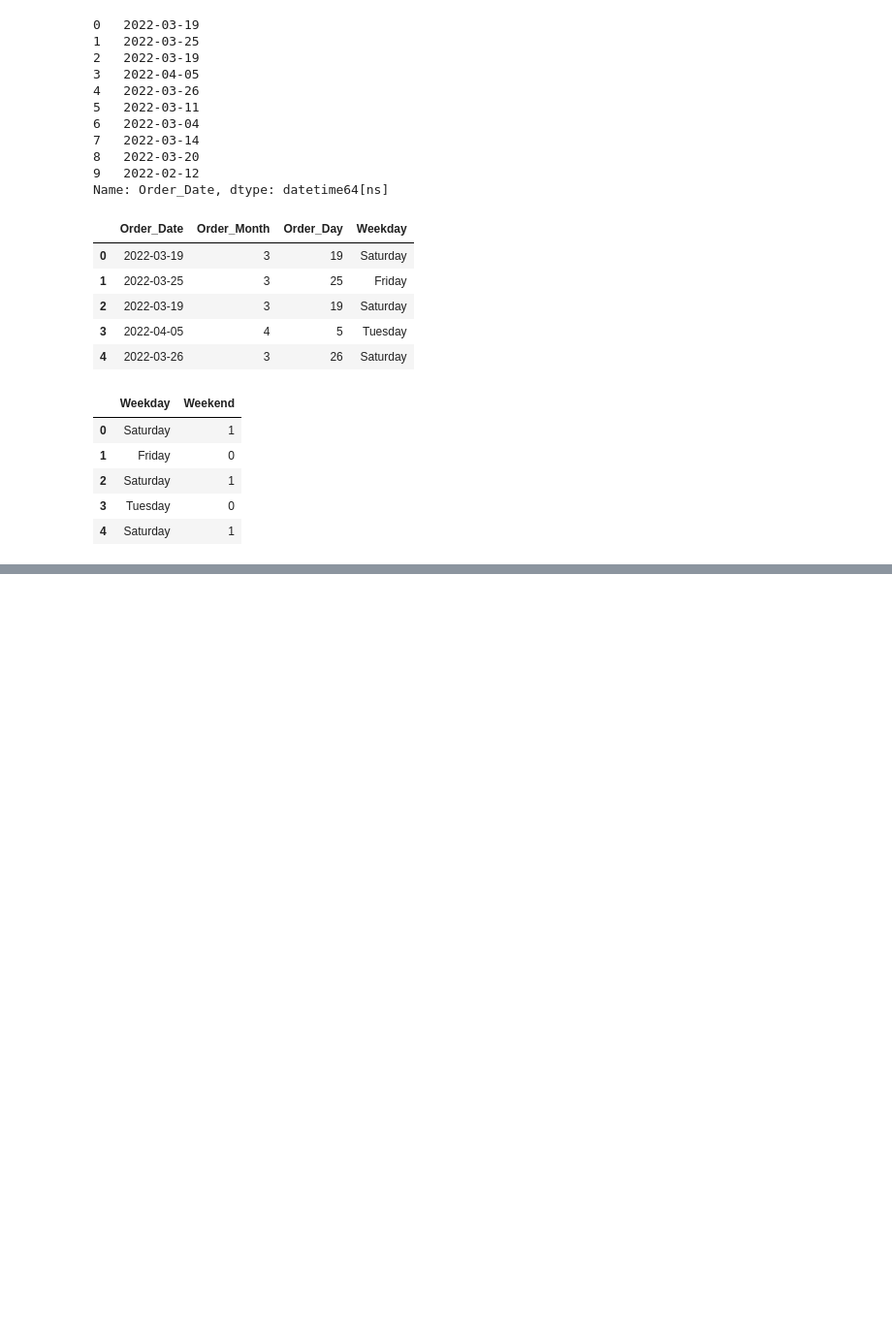
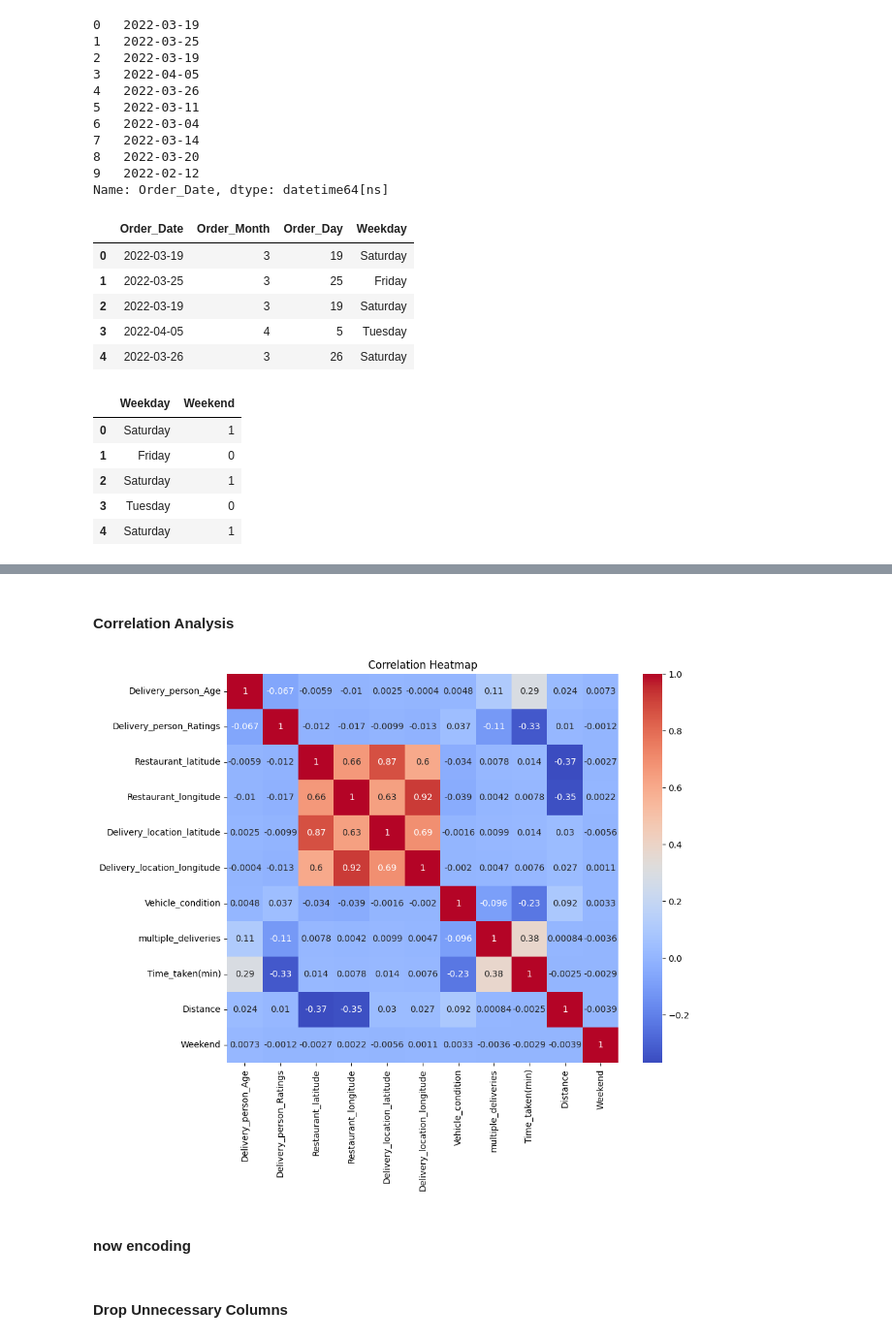
Before and after one commit to sainibunty2309-del/Food-delivery-time-prediction-, a Jupyter notebook: model.ipynb, the cells around one changed output, grey strips where cells are left out. Shown at 97% size. Saved outputs shown, nothing was run; the diff lists cells and outputs as text; code cells hidden in the pictures; blank space fills up the shorter version.

```diff
--- a/model.ipynb
+++ b/model.ipynb
@@ -898,0 +930,14 @@ train_df[["Weekday", "Weekend"]].head()
+# %% [markdown]
+#### Correlation Analysis
+# %%
+numerical_columns = train_df.select_dtypes(include=["int64", "float64"])
+
+plt.figure(figsize=(10,8))
+sns.heatmap(numerical_columns.corr(), annot=True, cmap="coolwarm")
+
+plt.title("Correlation Heatmap")
+plt.show()
+# %% [output]
+[figure, added]
+# %% [markdown]
+#### now encoding
@@ -898,0 +961,2 @@ train_df[["Weekday", "Weekend"]].head()
+# %% [markdown]
+#### Drop Unnecessary Columns
```
Also changed, not shown: parts of 12 cells of this notebook.
